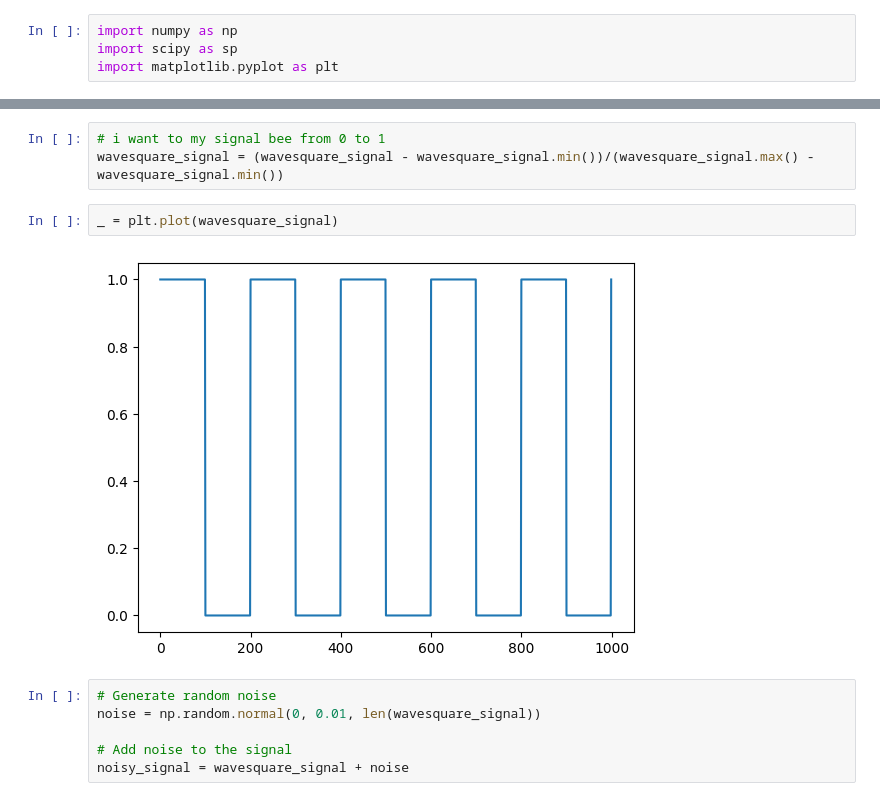
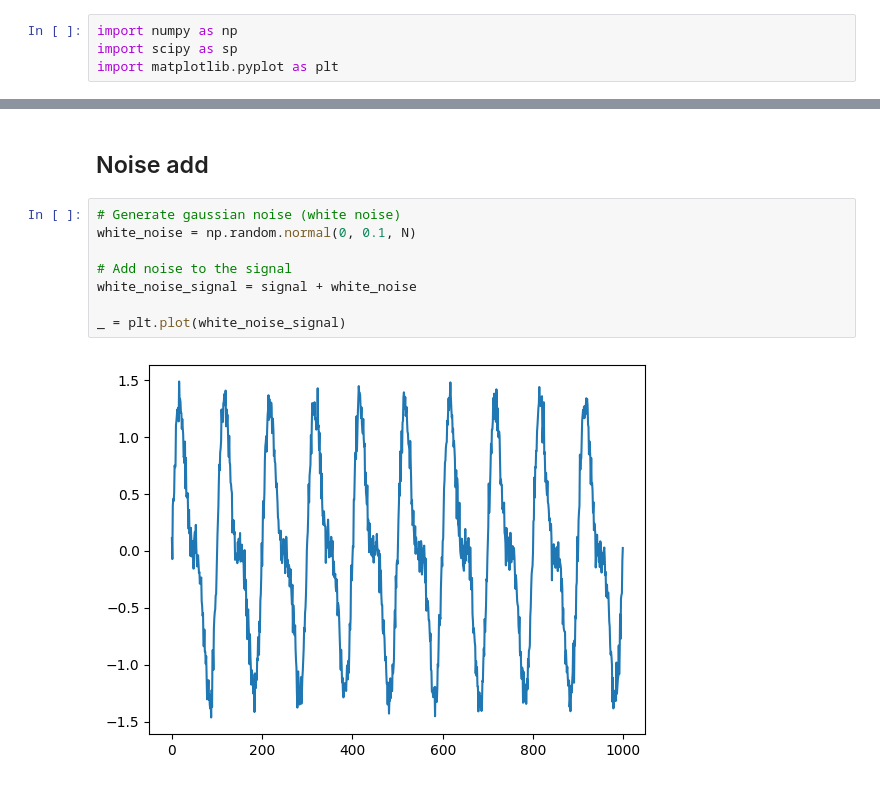
Before and after one commit to V-kr0pt/filtros_ufpb, a Jupyter notebook: signal_noise.ipynb, the cells around one changed output, grey strips where cells are left out. Saved outputs shown, nothing was run; the diff lists cells and outputs as text.

```diff
--- a/signal_noise.ipynb
+++ b/signal_noise.ipynb
@@ -14,13 +28,12 @@ _ = plt.plot(t, wavesquare_signal)
-# %%
-# i want to my signal bee from 0 to 1
-wavesquare_signal = (wavesquare_signal - wavesquare_signal.min())/(wavesquare_signal.max() - wavesquare_signal.min())
-# %%
-_ = plt.plot(wavesquare_signal)
-# %% [output]
-[figure, removed]
+# %% [markdown]
+## Noise add
 # %%
-# Generate random noise
-noise = np.random.normal(0, 0.01, len(wavesquare_signal))
+# Generate gaussian noise (white noise)
+white_noise = np.random.normal(0, 0.1, N)
 
 # Add noise to the signal
-noisy_signal = wavesquare_signal + noise
+white_noise_signal = signal + white_noise
+
+_ = plt.plot(white_noise_signal)
+# %% [output]
+[figure, added]
```
Also changed, not shown: parts of 14 cells of this notebook.
